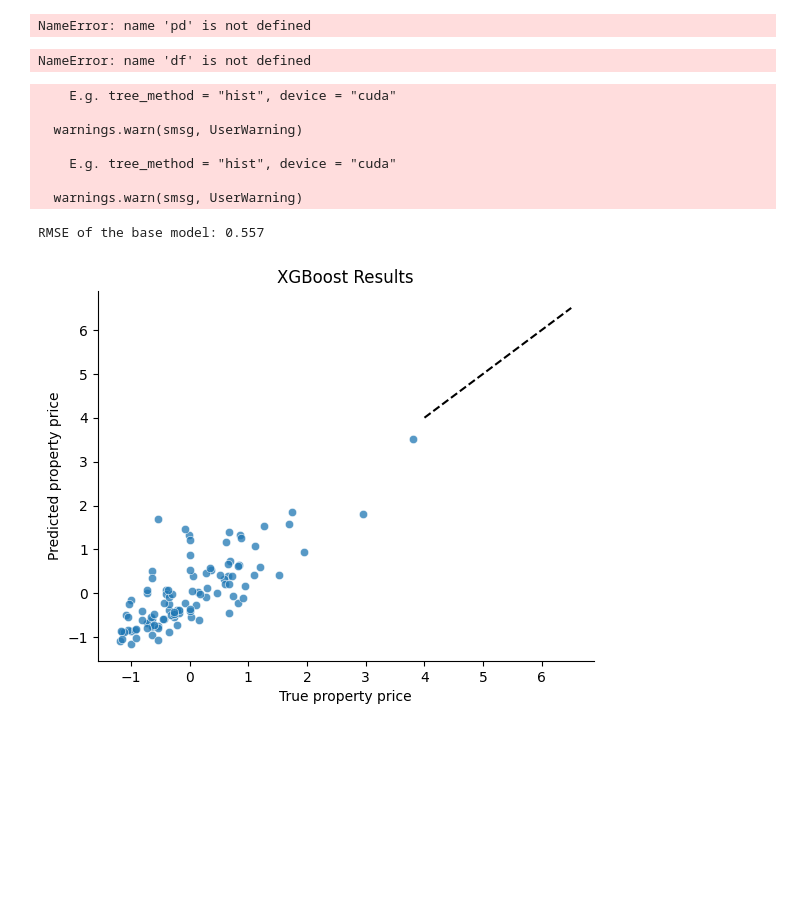
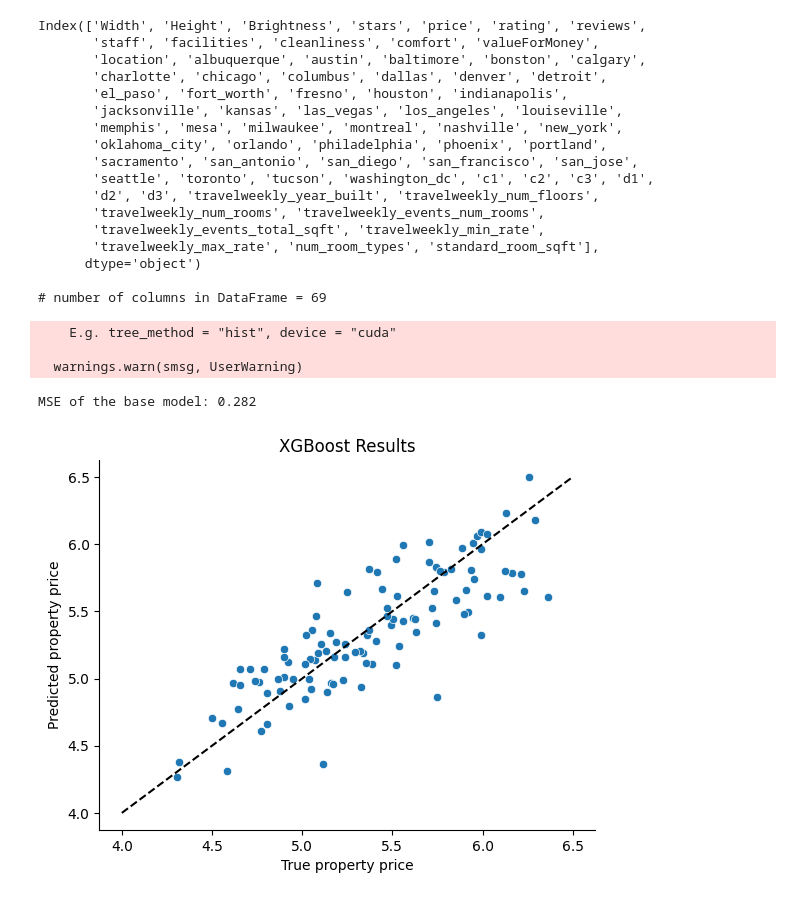
Before and after one commit to ethandgoodhart/Property-quality-prediction-via-non-conventional-data-using-Deep-Learning, a Jupyter notebook: Property_quality_prediction.ipynb, the cells around one changed output. Saved outputs shown, nothing was run; the diff lists cells and outputs as text; code cells hidden in the pictures; blank space fills up the shorter version.

```diff
--- a/Property_quality_prediction.ipynb
+++ b/Property_quality_prediction.ipynb
@@ -1,69 +1,70 @@
-# %%
-df = pd.DataFrame(rows, columns=['name', 'city', 'Width', 'Height', 'Brightness', 'Color', 'Dominate',
-       'description', 'stars', 'price', 'rating', 'reviews', 'image', 'images',
-       'categoryReviews', 'userReviews', 'staff', 'facilities', 'cleanliness',
-       'comfort', 'valueForMoney', 'location', 'albuquerque', 'austin',
-       'baltimore', 'bonston', 'calgary', 'charlotte', 'chicago', 'columbus',
-       'dallas', 'denver', 'detroit', 'el_paso', 'fort_worth', 'fresno',
-       'houston', 'indianapolis', 'jacksonville', 'kansas', 'las_vegas',
-       'los_angeles', 'louiseville', 'memphis', 'mesa', 'milwaukee',
-       'montreal', 'nashville', 'new_york', 'oklahoma_city', 'orlando',
-       'philadelphia', 'phoenix', 'portland', 'sacramento', 'san_antonio',
-       'san_diego', 'san_francisco', 'san_jose', 'seattle', 'toronto',
-       'tucson', 'washington_dc', 'c1', 'c2', 'c3', 'd1', 'd2', 'd3',
-       'travelweekly_year_built', 'travelweekly_num_floors', 'travelweekly_num_rooms', 'travelweekly_chain', 'travelweekly_events_num_rooms', 'travelweekly_events_total_sqft', 'travelweekly_min_rate', 'travelweekly_max_rate']
-).select_dtypes(['number'])
-df = df.dropna()
-
-# RMSE of the base model: 0.281 df = basic.select_dtypes(['number'])
-# RMSE of the 520 travelweekly model: 0.295
-
-print(df.columns)
-print('\n# number of columns in DataFrame =', len(df.columns))
-# %% [output]
-NameError: name 'pd' is not defined
+# %%
+import json
+import seaborn as sns
+import matplotlib.pyplot as plt
+import numpy as np
+import pandas as pd
+from sklearn.model_selection import train_test_split
+import pandas as pd
+
+df = pd.read_csv('custom_dataset.csv').drop('Unnamed: 0', axis=1).select_dtypes(['number'])
+print(df.columns)
+print('\n# number of columns in DataFrame =', len(df.columns))
+# %% [output]
+Index(['Width', 'Height', 'Brightness', 'stars', 'price', 'rating', 'reviews',
+       'staff', 'facilities', 'cleanliness', 'comfort', 'valueForMoney',
+       'location', 'albuquerque', 'austin', 'baltimore', 'bonston', 'calgary',
+       'charlotte', 'chicago', 'columbus', 'dallas', 'denver', 'detroit',
+       'el_paso', 'fort_worth', 'fresno', 'houston', 'indianapolis',
+       'jacksonville', 'kansas', 'las_vegas', 'los_angeles', 'louiseville',
+       'memphis', 'mesa', 'milwaukee', 'montreal', 'nashville', 'new_york',
+       'oklahoma_city', 'orlando', 'philadelphia', 'phoenix', 'portland',
+       'sacramento', 'san_antonio', 'san_diego', 'san_francisco', 'san_jose',
+       'seattle', 'toronto', 'tucson', 'washington_dc', 'c1', 'c2', 'c3', 'd1',
+       'd2', 'd3', 'travelweekly_year_built', 'travelweekly_num_floors',
+       'travelweekly_num_rooms', 'travelweekly_events_num_rooms',
+       'travelweekly_events_total_sqft', 'travelweekly_min_rate',
+       'travelweekly_max_rate', 'num_room_types', 'standard_room_sqft'],
+      dtype='object')
+
+# number of columns in DataFrame = 69
 # %%
 from sklearn.metrics import mean_squared_error
 import xgboost as xgb
 
-for column in ['travelweekly_year_built', 'travelweekly_num_floors', 'travelweekly_num_rooms', 'travelweekly_chain', 'travelweekly_min_rate', 'travelweekly_max_rate']:
+for column in ['travelweekly_year_built', 'travelweekly_num_floors', 'travelweekly_num_rooms', 'travelweekly_min_rate', 'travelweekly_max_rate', 'num_room_types', 'standard_room_sqft']:
     df[column] = (df[column] - np.mean(df[column])) / np.std(df[column])
 
-X, y = df.drop('stars', axis=1), df['stars']
+df = df.dropna()
+X, y = df.drop('price', axis=1), df['price']
 X_train, X_test, y_train, y_test = train_test_split(X, y, random_state=0)
 
 dtrain_reg = xgb.DMatrix(X_train, y_train, enable_categorical=False)
 dtest_reg = xgb.DMatrix(X_test, y_test, enable_categorical=False)
-# %% [output]
-NameError: name 'df' is not defined
 # %%
 params = {"objective": "reg:squarederror", "tree_method": "gpu_hist"}
-n = 200
+n = 100
 model = xgb.train(
    params=params,
    dtrain=dtrain_reg,
    num_boost_round=n,
 )
 
 predicted = model.predict(dtest_reg)
 rmse = mean_squared_error(y_test, predicted, squared=False)
-print(f"MSE of the base model: {rmse:.3f}", )
+print(f"MSE of the base model: {rmse:.3f}")
 
-sns.scatterplot(x=y_test, y=predicted, alpha=0.75)
+sns.scatterplot(x=y_test, y=predicted)
 x_range = np.linspace(4, 6.5, 10)
 sns.lineplot(x=x_range, y=x_range, color='k', ls="--")
 plt.xlabel("True property price")
 plt.ylabel("Predicted property price")
 plt.title("XGBoost Results")
 sns.despine()
 plt.show()
 # %% [output]
     E.g. tree_method = "hist", device = "cuda"
 
   warnings.warn(smsg, UserWarning)
-
-    E.g. tree_method = "hist", device = "cuda"
-
-  warnings.warn(smsg, UserWarning)
-RMSE of the base model: 0.557
+MSE of the base model: 0.282
-[figure, old version]
+[figure, new version]
```
